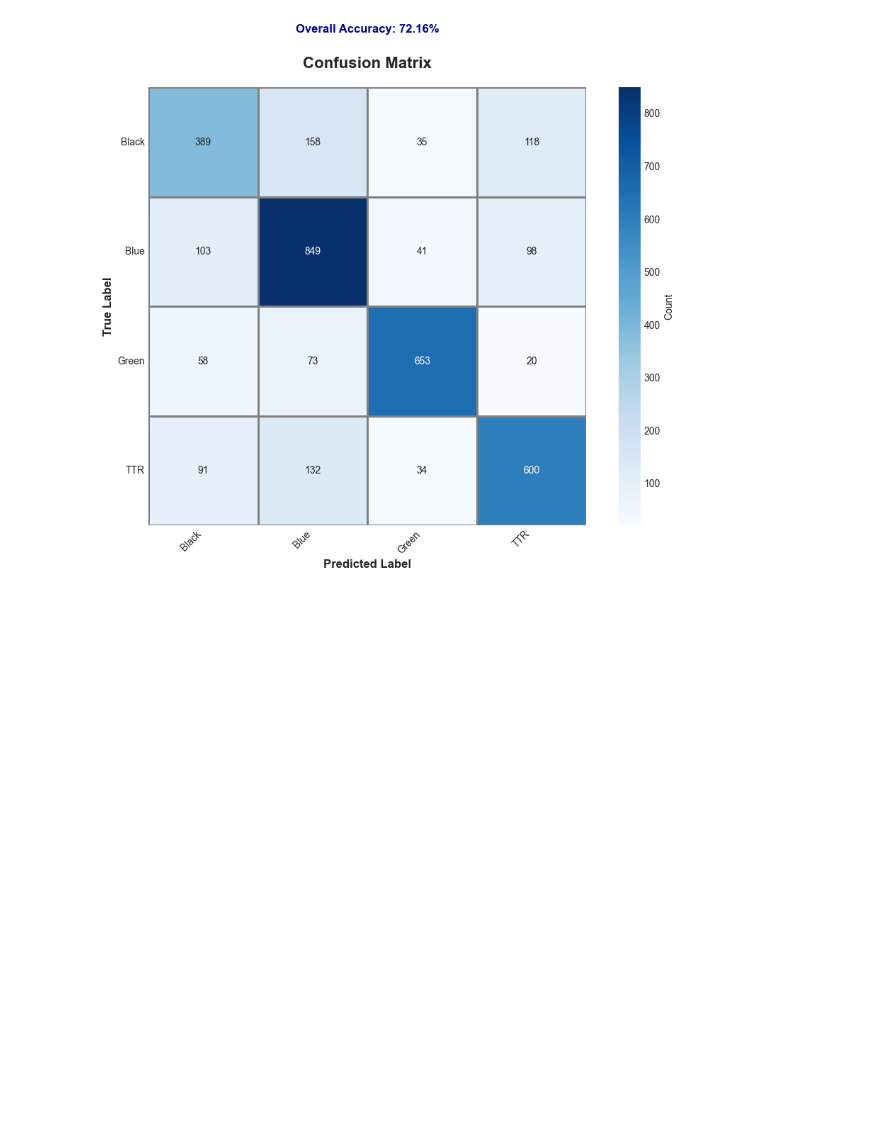
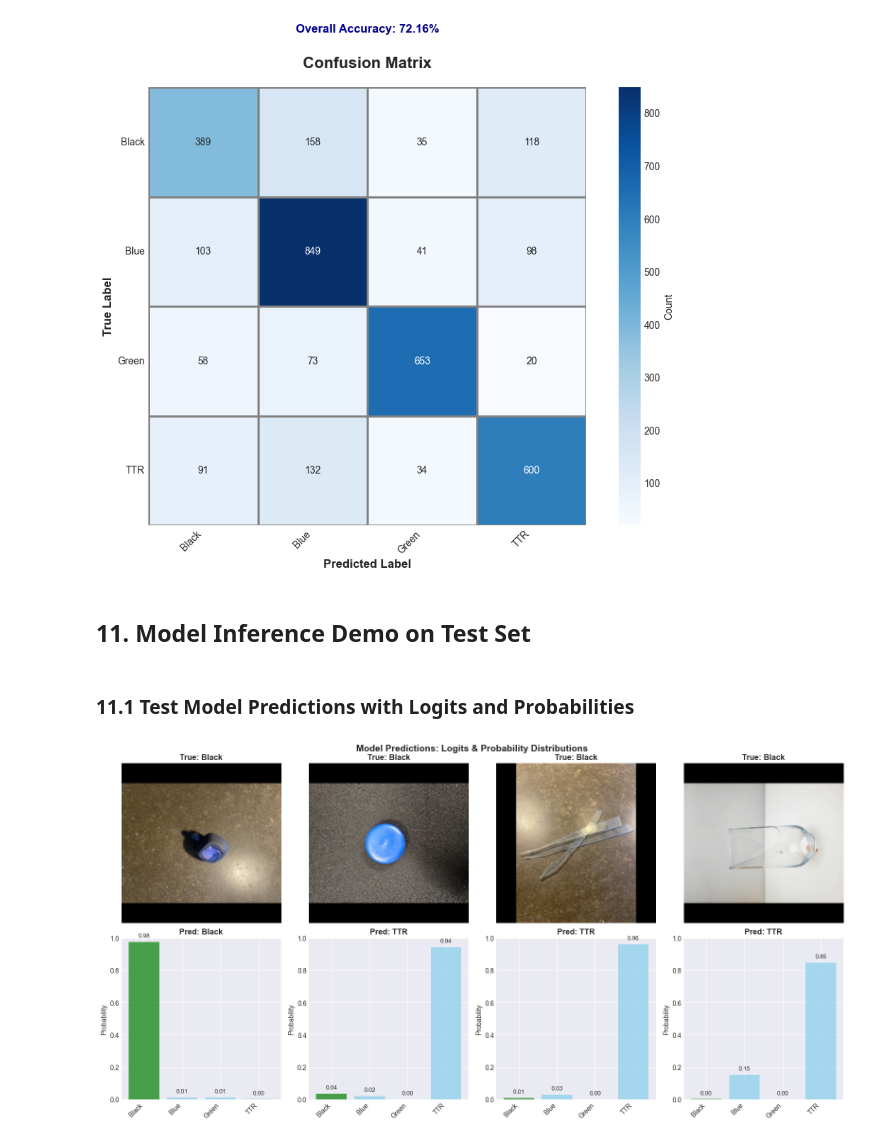
Before and after one commit to NotAlpha45/trash-classification-project, a Jupyter notebook: notebooks/image_model_experiment_mobilenetv3.ipynb, the cells around one changed output. Drawn from its saved outputs; the diff is of its cells as text; code cells hidden in the pictures; blank space fills up the shorter version.

```diff
--- a/notebooks/image_model_experiment_mobilenetv3.ipynb
+++ b/notebooks/image_model_experiment_mobilenetv3.ipynb
@@ -1472,3 +1392,79 @@ EVALUATION RESULTS
    macro avg     0.7202    0.7116    0.7149      3452
 weighted avg     0.7220    0.7216    0.7208      3452
 [figure]
+# %% [markdown]
+## 11. Model Inference Demo on Test Set
+# %% [markdown]
+### 11.1 Test Model Predictions with Logits and Probabilities
+# %%
+# Get a test batch
+test_iter = iter(test_loader)
+test_images, test_labels = next(test_iter)
+test_images = test_images.to(device)
+
+# Get predictions with both logits and probabilities
+logits, probs = get_predictions(loaded_model, test_images, return_type="both")
+
+# Display results for first 4 images
+fig, axes = plt.subplots(2, 4, figsize=(16, 8))
+
+for i in range(min(4, len(test_images))):
+    # Show image
+    img = denormalize(test_images[i].cpu())
+    img = img.permute(1, 2, 0).numpy()
+    img = np.clip(img, 0, 1)
+
+    axes[0, i].imshow(img)
+    axes[0, i].set_title(
+        f"True: {idx_to_class[test_labels[i].item()]}", fontweight="bold"
+    )
+    axes[0, i].axis("off")
+
+    # Show probability distribution
+    prob_values = probs[i].cpu().numpy()
+    logit_values = logits[i].cpu().numpy()
+
+    x_pos = np.arange(num_classes)
+    colors = [
+        "green" if j == test_labels[i].item() else "skyblue" for j in range(num_classes)
+    ]
+
+    axes[1, i].bar(x_pos, prob_values, color=colors, alpha=0.7)
+    axes[1, i].set_xticks(x_pos)
+    axes[1, i].set_xticklabels(
+        [idx_to_class[j] for j in range(num_classes)], rotation=45, ha="right"
+    )
+    axes[1, i].set_ylabel("Probability")
+    axes[1, i].set_ylim([0, 1])
+    axes[1, i].set_title(
+        f"Pred: {idx_to_class[torch.argmax(probs[i]).item()]}", fontweight="bold"
+    )
+
+    # Add probability values on bars
+    for j, v in enumerate(prob_values):
+        axes[1, i].text(j, v + 0.02, f"{v:.2f}", ha="center", va="bottom", fontsize=9)
+
+plt.tight_layout()
+plt.suptitle(
+    "Model Predictions: Logits & Probability Distributions",
+    fontsize=14,
+    fontweight="bold",
+    y=1.01,
+)
+plt.show()
+
+# Print detailed output for first image
+print("\nDetailed output for first test image:")
+print(f"True Label: {idx_to_class[test_labels[0].item()]}")
+print(f"\nRaw Logits (pre-softmax weights):")
+for i, class_name in enumerate([idx_to_class[j] for j in range(num_classes)]):
+    print(f"  {class_name}: {logits[0][i].item():.4f}")
+
+print(f"\nProbability Distribution (post-softmax):")
+for i, class_name in enumerate([idx_to_class[j] for j in range(num_classes)]):
+    print(f"  {class_name}: {probs[0][i].item():.4f} ({probs[0][i].item()*100:.2f}%)")
+
+print(f"\nPredicted Class: {idx_to_class[torch.argmax(probs[0]).item()]}")
+print(f"Confidence: {torch.max(probs[0]).item()*100:.2f}%")
+# %% [output]
+[figure, added]
```
Also changed, not shown: parts of 4 cells of this notebook.
